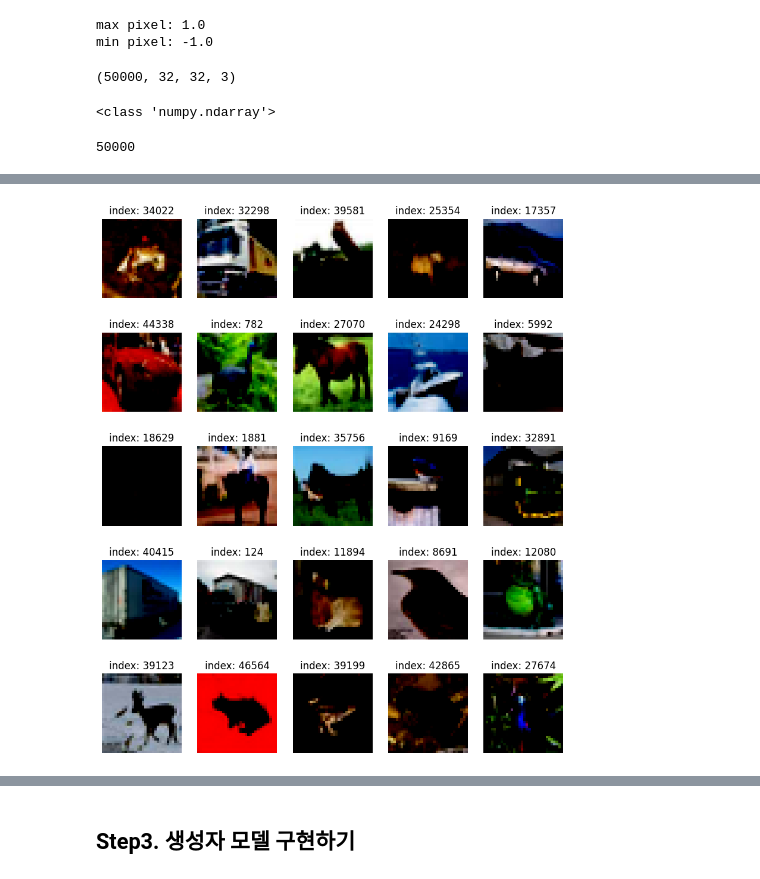
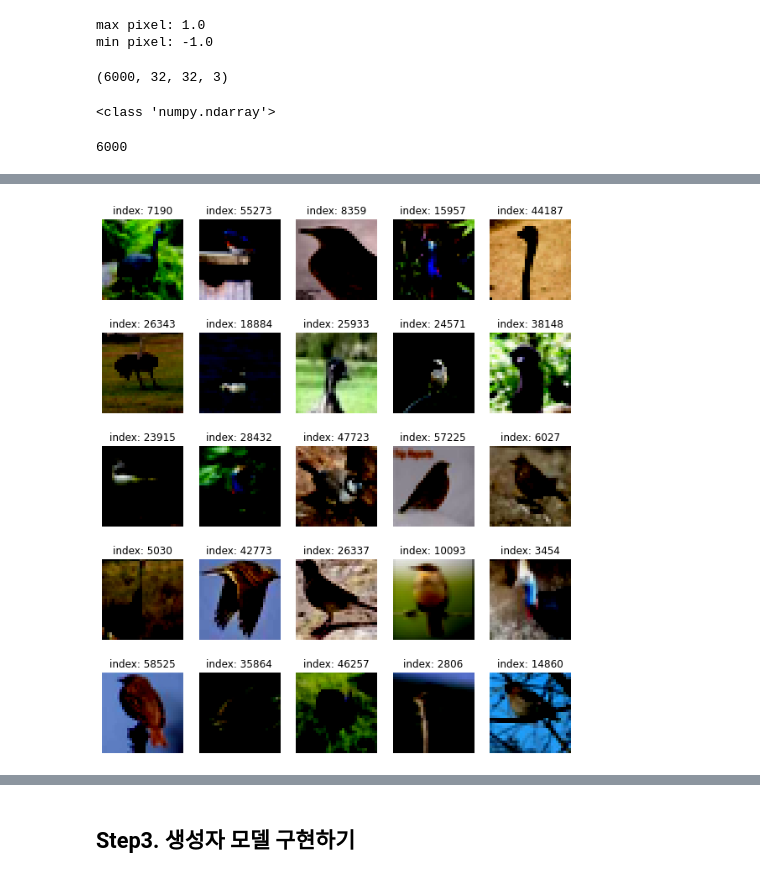
Before and after one commit to huiheee/AIFFEL, a Jupyter notebook: [GD_6]Creating_a_new_fashion.ipynb, the cells around one changed output, grey strips where cells are left out. Drawn from its saved outputs; the diff is of its cells as text; code cells hidden in the pictures.

```diff
--- a/[GD_6]Creating_a_new_fashion.ipynb
+++ b/[GD_6]Creating_a_new_fashion.ipynb
@@ -59,7 +59,10 @@ def load_data(label=None):
 # %%
 cifar10 = tf.keras.datasets.cifar10
 
-(train_x, _), (test_x, _) = cifar10.load_data()
+from random import randint
+import pandas as pd
+
+(train_x, train_y), (test_x, test_y) = load_data(randint(0, 10))
 
 train_x.shape
 # %% [output]
@@ -68,0 +70,5 @@ Downloading data from https://www.cs.toronto.edu/~kriz/cifar-10-python.tar.gz
+# %%
+## train_x 와 test_x 를 합치기
+train = np.concatenate((train_x, test_x), axis=0)
+
+train.shape
@@ -73,7 +81,7 @@ print("min pixel:", train_x.min())
 max pixel: 255
 min pixel: 0
 # %%
-train_x = (train_x - 127.5) / 127.5 # 이미지를 [-1, 1]로 정규화합니다.
+train = (train - 127.5) / 127.5 # 이미지를 [-1, 1]로 정규화
 
 print("max pixel:", train_x.max())
 print("min pixel:", train_x.min())
@@ -81,7 +89,7 @@ print("min pixel:", train_x.min())
 max pixel: 1.0
 min pixel: -1.0
 # %%
-train_x.shape
+train.shape
 # %% [output]
-(50000, 32, 32, 3)
+(6000, 32, 32, 3)
 # %%
@@ -89,19 +97,19 @@ print(type(train_x))
 # %% [output]
 <class 'numpy.ndarray'>
 # %%
-train_x = train_x.astype('float32')
-train_x.shape
+train = train.astype('float32')
+train.shape
 
-print(train_x.shape[0])
+print(train.shape[0])
 # %% [output]
-50000
+6000
 # %%
 plt.figure(figsize=(10, 12))
 
 for i in range(25):
     plt.subplot(5, 5, i+1)
-    random_index = np.random.randint(1, 50000)
-    plt.imshow(train_x[i].reshape(32,32, 3))
+    random_index = np.random.randint(1, 60000)
+    plt.imshow(train[i].reshape(32,32, 3))
     plt.title(f'index: {random_index}')
     plt.axis('off')
 
@@ -127,4 +135,4 @@ WARNING:matplotlib.image:Clipping input data to the valid range for imshow with
-[figure, old version]
+[figure, new version]
 # %%
 def interval_mapping(image, from_min, from_max, to_min, to_max):
     from_range = from_max - from_min
```
Also changed, not shown: parts of 27 cells of this notebook.
